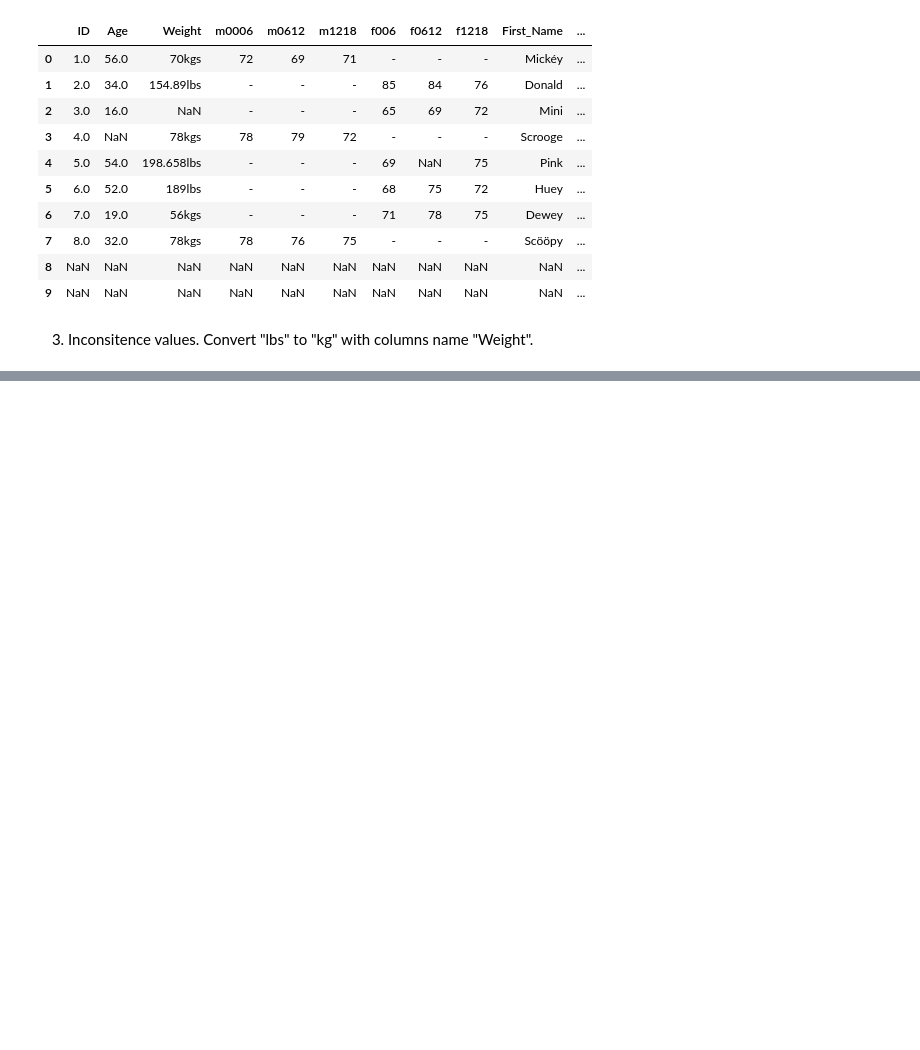
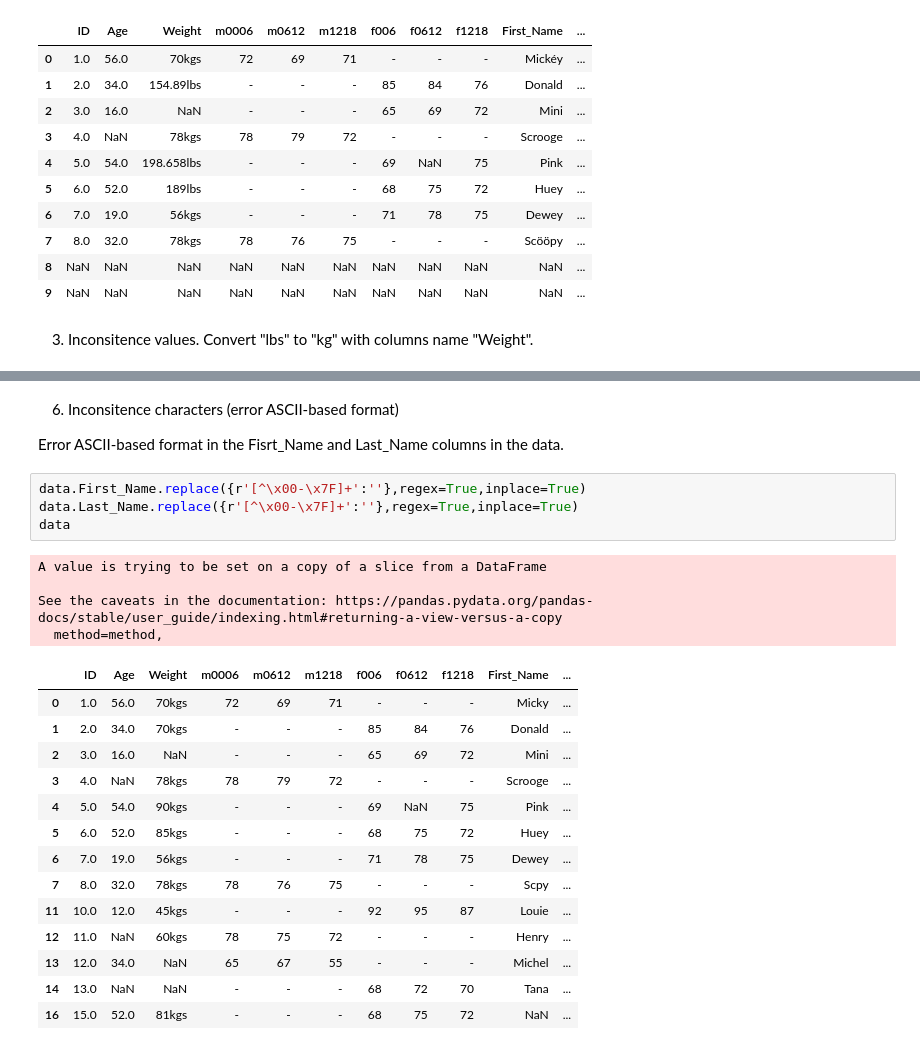
Before and after one commit to trinhvanypro1/-DataAnalystDeepLearning, a Jupyter notebook: Lab3.ipynb, the cells around one changed output, grey strips where cells are left out. Saved outputs shown, nothing was run; the diff lists cells and outputs as text; blank space fills up the shorter version.

```diff
--- a/Lab3.ipynb
+++ b/Lab3.ipynb
@@ -95,0 +146,27 @@ data.head(10)
+# %% [markdown]
+6. Inconsitence characters (error ASCII-based format)
+
+Error ASCII-based format in the Fisrt_Name and Last_Name columns in the data.
+# %%
+data.First_Name.replace({r'[^\x00-\x7F]+':''},regex=True,inplace=True)
+data.Last_Name.replace({r'[^\x00-\x7F]+':''},regex=True,inplace=True)
+data
+# %% [output]
+A value is trying to be set on a copy of a slice from a DataFrame
+
+See the caveats in the documentation: https://pandas.pydata.org/pandas-docs/stable/user_guide/indexing.html#returning-a-view-versus-a-copy
+  method=method,
+|  | ID | Age | Weight | m0006 | m0612 | m1218 | f006 | f0612 | f1218 | First_Name | ... |
+| 0 | 1.0 | 56.0 | 70kgs | 72 | 69 | 71 | - | - | - | Micky | ... |
+| 1 | 2.0 | 34.0 | 70kgs | - | - | - | 85 | 84 | 76 | Donald | ... |
+| 2 | 3.0 | 16.0 | NaN | - | - | - | 65 | 69 | 72 | Mini | ... |
+| 3 | 4.0 | NaN | 78kgs | 78 | 79 | 72 | - | - | - | Scrooge | ... |
+| 4 | 5.0 | 54.0 | 90kgs | - | - | - | 69 | NaN | 75 | Pink | ... |
+| 5 | 6.0 | 52.0 | 85kgs | - | - | - | 68 | 75 | 72 | Huey | ... |
+| 6 | 7.0 | 19.0 | 56kgs | - | - | - | 71 | 78 | 75 | Dewey | ... |
+| 7 | 8.0 | 32.0 | 78kgs | 78 | 76 | 75 | - | - | - | Scpy | ... |
+| 11 | 10.0 | 12.0 | 45kgs | - | - | - | 92 | 95 | 87 | Louie | ... |
+| 12 | 11.0 | NaN | 60kgs | 78 | 75 | 72 | - | - | - | Henry | ... |
+| 13 | 12.0 | 34.0 | NaN | 65 | 67 | 55 | - | - | - | Michel | ... |
+| 14 | 13.0 | NaN | NaN | - | - | - | 68 | 72 | 70 | Tana | ... |
+| 16 | 15.0 | 52.0 | 81kgs | - | - | - | 68 | 75 | 72 | NaN | ... |
```
Also changed, not shown: parts of 7 cells of this notebook.
